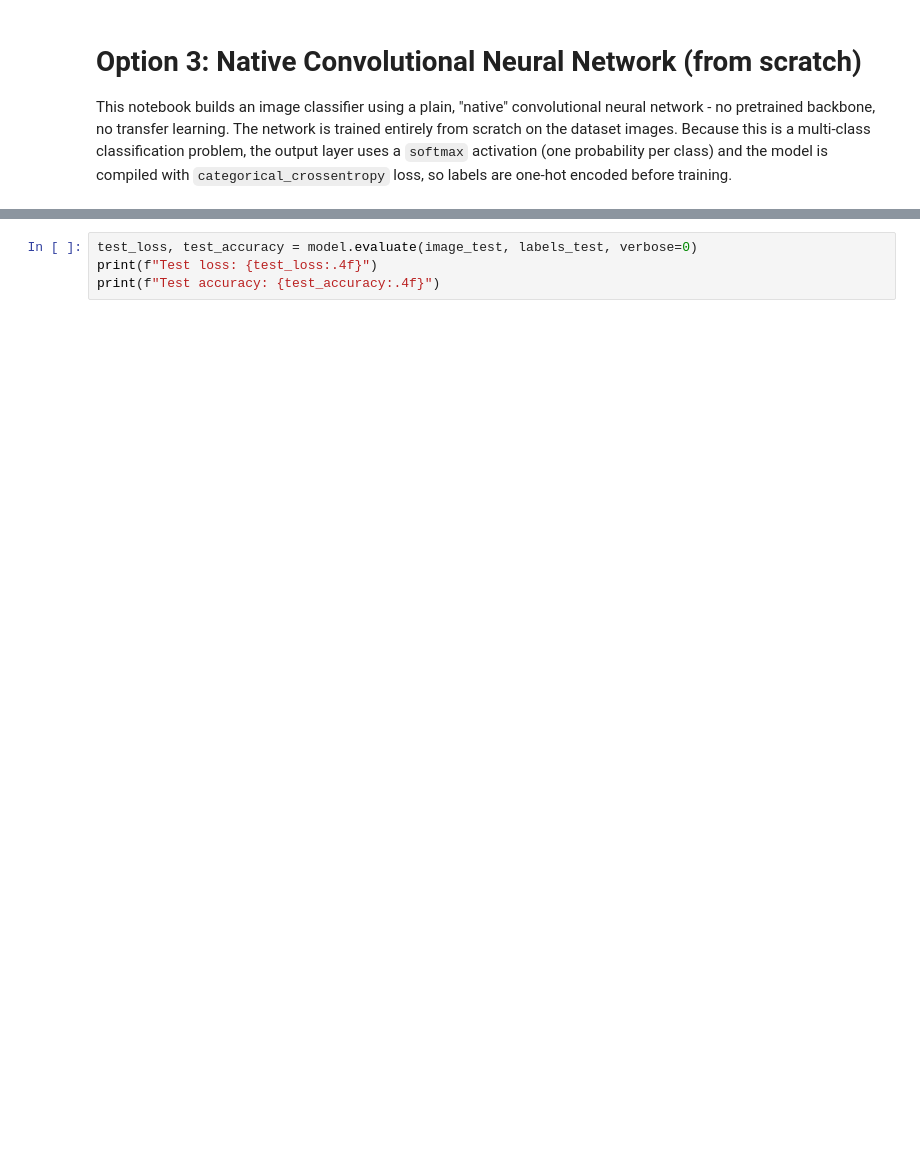
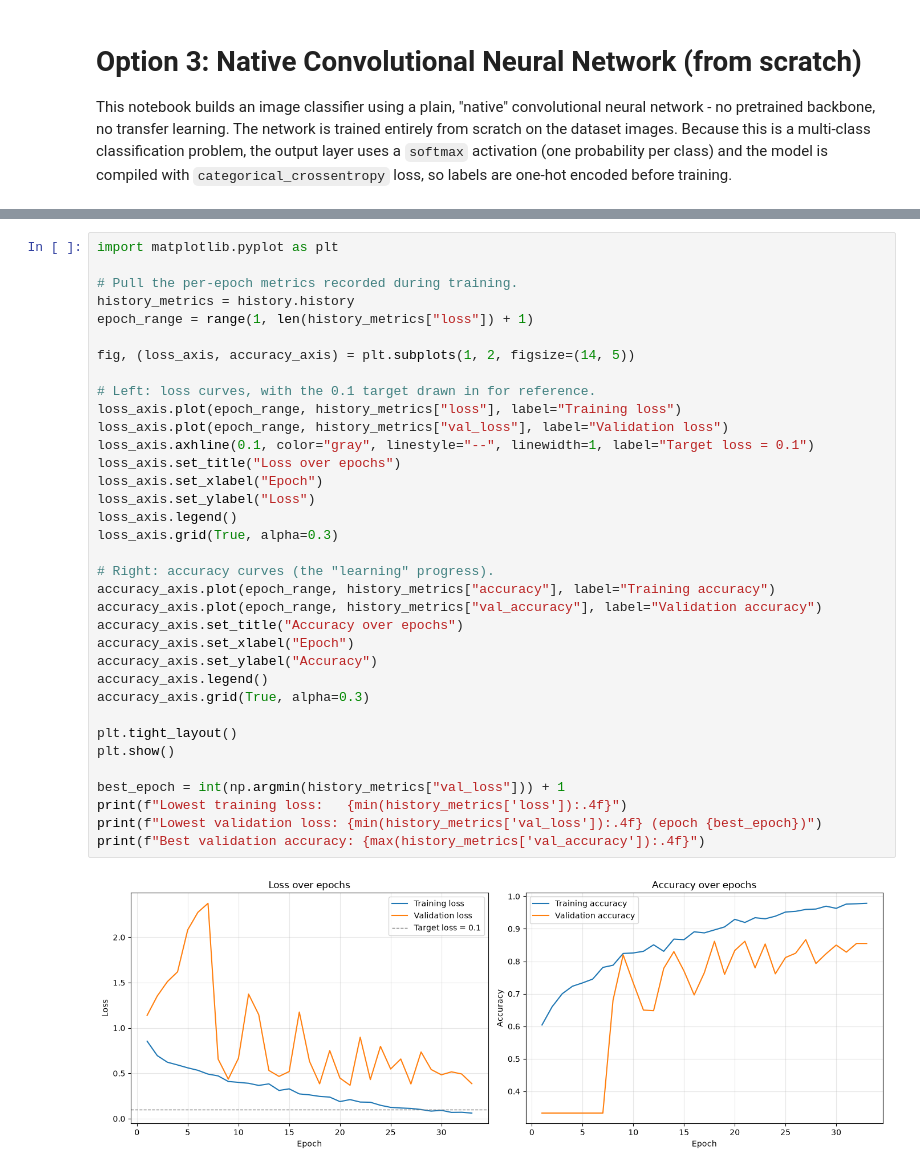
Before and after one commit to Nizarel/dl-ai570, a Jupyter notebook: Assignment_2/Option3_Native_CNN.ipynb, the cells around one changed output, grey strips where cells are left out. Drawn from its saved outputs; the diff is of its cells as text; blank space fills up the shorter version.

```diff
--- a/Assignment_2/Option3_Native_CNN.ipynb
+++ b/Assignment_2/Option3_Native_CNN.ipynb
@@ -132,4 +329,37 @@ history = model.fit(
-# %%
-test_loss, test_accuracy = model.evaluate(image_test, labels_test, verbose=0)
-print(f"Test loss: {test_loss:.4f}")
-print(f"Test accuracy: {test_accuracy:.4f}")
+# %%
+import matplotlib.pyplot as plt
+
+# Pull the per-epoch metrics recorded during training.
+history_metrics = history.history
+epoch_range = range(1, len(history_metrics["loss"]) + 1)
+
+fig, (loss_axis, accuracy_axis) = plt.subplots(1, 2, figsize=(14, 5))
+
+# Left: loss curves, with the 0.1 target drawn in for reference.
+loss_axis.plot(epoch_range, history_metrics["loss"], label="Training loss")
+loss_axis.plot(epoch_range, history_metrics["val_loss"], label="Validation loss")
+loss_axis.axhline(0.1, color="gray", linestyle="--", linewidth=1, label="Target loss = 0.1")
+loss_axis.set_title("Loss over epochs")
+loss_axis.set_xlabel("Epoch")
+loss_axis.set_ylabel("Loss")
+loss_axis.legend()
+loss_axis.grid(True, alpha=0.3)
+
+# Right: accuracy curves (the "learning" progress).
+accuracy_axis.plot(epoch_range, history_metrics["accuracy"], label="Training accuracy")
+accuracy_axis.plot(epoch_range, history_metrics["val_accuracy"], label="Validation accuracy")
+accuracy_axis.set_title("Accuracy over epochs")
+accuracy_axis.set_xlabel("Epoch")
+accuracy_axis.set_ylabel("Accuracy")
+accuracy_axis.legend()
+accuracy_axis.grid(True, alpha=0.3)
+
+plt.tight_layout()
+plt.show()
+
+best_epoch = int(np.argmin(history_metrics["val_loss"])) + 1
+print(f"Lowest training loss:   {min(history_metrics['loss']):.4f}")
+print(f"Lowest validation loss: {min(history_metrics['val_loss']):.4f} (epoch {best_epoch})")
+print(f"Best validation accuracy: {max(history_metrics['val_accuracy']):.4f}")
+# %% [output]
+[figure, added]
```
Also changed, not shown: parts of 8 cells of this notebook, 18 other files.
